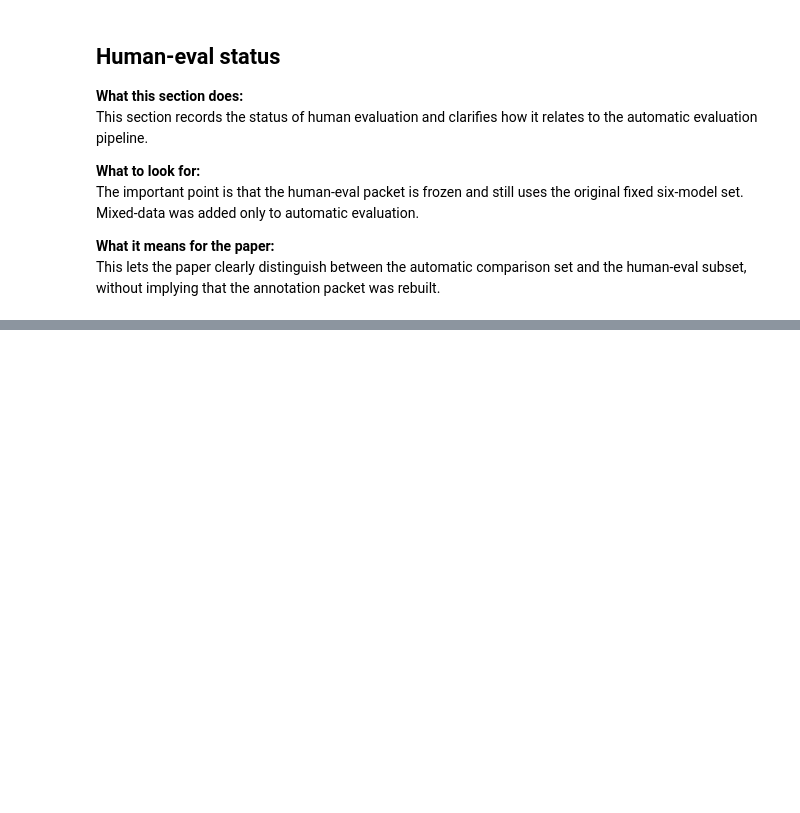
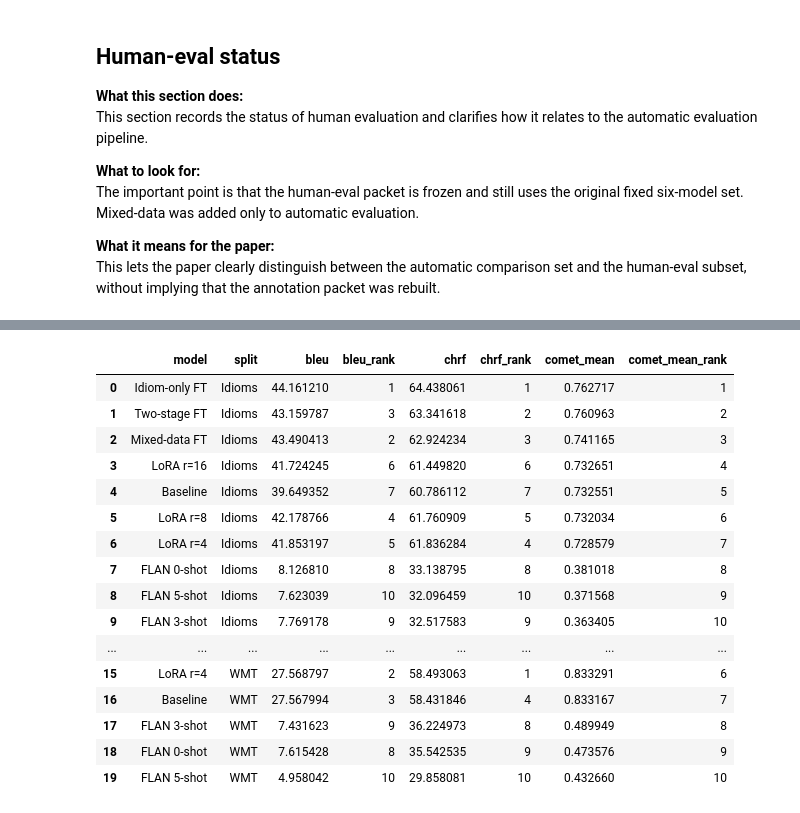
Before and after one commit to auntiepersilla/Idiom_Aware_MT_Finetuning_EN-DE, a Jupyter notebook: notebooks/11_analysis_comet_pipeline.ipynb, the cells around one changed output, grey strips where cells are left out. Saved outputs shown, nothing was run; the diff lists cells and outputs as text; code cells hidden in the pictures; blank space fills up the shorter version.

```diff
--- a/notebooks/11_analysis_comet_pipeline.ipynb
+++ b/notebooks/11_analysis_comet_pipeline.ipynb
@@ -1227,0 +1311,94 @@ This lets the paper clearly distinguish between the automatic comparison set and
+# %%
+
+# Paper table 1: automatic metrics by split with explicit ranks
+paper_table_automatic_by_split = analysis_display.copy()
+
+for metric in ['bleu', 'chrf', 'comet_mean']:
+    paper_table_automatic_by_split[f'{metric}_rank'] = (
+        paper_table_automatic_by_split.groupby('split')[metric]
+        .rank(method='dense', ascending=False)
+        .astype(int)
+    )
+
+paper_table_automatic_by_split = paper_table_automatic_by_split[[
+    'model', 'split',
+    'bleu', 'bleu_rank',
+    'chrf', 'chrf_rank',
+    'comet_mean', 'comet_mean_rank'
+]].sort_values(['split', 'comet_mean_rank', 'bleu_rank', 'chrf_rank']).reset_index(drop=True)
+
+# Paper table 2: metric-ranking comparison with explicit rank shifts
+paper_table_metric_rankings = paper_table_automatic_by_split.copy()
+paper_table_metric_rankings['overlap_metric_rank_mean'] = (
+    paper_table_metric_rankings[['bleu_rank', 'chrf_rank']].mean(axis=1)
+)
+paper_table_metric_rankings['comet_rank_shift_vs_overlap'] = (
+    paper_table_metric_rankings['comet_mean_rank'] - paper_table_metric_rankings['overlap_metric_rank_mean']
+)
+
+paper_table_metric_rankings = paper_table_metric_rankings[[
+    'model', 'split',
+    'bleu_rank', 'chrf_rank', 'comet_mean_rank',
+    'overlap_metric_rank_mean', 'comet_rank_shift_vs_overlap'
+]].sort_values(['split', 'comet_mean_rank', 'bleu_rank']).reset_index(drop=True)
+
+# Paper table 3: baseline-relative tradeoff summary
+baseline_rows_display = (
+    analysis_display[analysis_display['model'] == 'Baseline'][['split', 'bleu', 'chrf', 'comet_mean']]
+    .rename(columns={
+        'bleu': 'baseline_bleu',
+        'chrf': 'baseline_chrf',
+        'comet_mean': 'baseline_comet',
+    })
+)
+
+paper_tradeoff_long = (
+    analysis_display.merge(baseline_rows_display, on='split', how='left')
+    .assign(
+        delta_bleu_vs_baseline=lambda d: d['bleu'] - d['baseline_bleu'],
+        delta_chrf_vs_baseline=lambda d: d['chrf'] - d['baseline_chrf'],
+        delta_comet_vs_baseline=lambda d: d['comet_mean'] - d['baseline_comet'],
+    )
+)
+
+paper_table_tradeoff_summary = (
+    paper_tradeoff_long
+    .pivot(index='model', columns='split', values=[
+        'delta_bleu_vs_baseline',
+        'delta_chrf_vs_baseline',
+        'delta_comet_vs_baseline'
+    ])
+)
+
+paper_table_tradeoff_summary.columns = [
+    f"{metric.replace('delta_', '').replace('_vs_baseline', '')}_{split}"
+    for metric, split in paper_table_tradeoff_summary.columns
+]
+paper_table_tradeoff_summary = (
+    paper_table_tradeoff_summary
+    .reset_index()
+    .sort_values('comet_Idioms', ascending=False)
+    .reset_index(drop=True)
+)
+
+display(paper_table_automatic_by_split)
+display(paper_table_metric_rankings)
+display(paper_table_tradeoff_summary)
+# %% [output]
+|  | model | split | bleu | bleu_rank | chrf | chrf_rank | comet_mean | comet_mean_rank |
+| 0 | Idiom-only FT | Idioms | 44.161210 | 1 | 64.438061 | 1 | 0.762717 | 1 |
+| 1 | Two-stage FT | Idioms | 43.159787 | 3 | 63.341618 | 2 | 0.760963 | 2 |
+| 2 | Mixed-data FT | Idioms | 43.490413 | 2 | 62.924234 | 3 | 0.741165 | 3 |
+| 3 | LoRA r=16 | Idioms | 41.724245 | 6 | 61.449820 | 6 | 0.732651 | 4 |
+| 4 | Baseline | Idioms | 39.649352 | 7 | 60.786112 | 7 | 0.732551 | 5 |
+| 5 | LoRA r=8 | Idioms | 42.178766 | 4 | 61.760909 | 5 | 0.732034 | 6 |
+| 6 | LoRA r=4 | Idioms | 41.853197 | 5 | 61.836284 | 4 | 0.728579 | 7 |
+| 7 | FLAN 0-shot | Idioms | 8.126810 | 8 | 33.138795 | 8 | 0.381018 | 8 |
+| 8 | FLAN 5-shot | Idioms | 7.623039 | 10 | 32.096459 | 10 | 0.371568 | 9 |
+| 9 | FLAN 3-shot | Idioms | 7.769178 | 9 | 32.517583 | 9 | 0.363405 | 10 |
+| ... | ... | ... | ... | ... | ... | ... | ... | ... |
+| 15 | LoRA r=4 | WMT | 27.568797 | 2 | 58.493063 | 1 | 0.833291 | 6 |
+| 16 | Baseline | WMT | 27.567994 | 3 | 58.431846 | 4 | 0.833167 | 7 |
+| 17 | FLAN 3-shot | WMT | 7.431623 | 9 | 36.224973 | 8 | 0.489949 | 8 |
+| 18 | FLAN 0-shot | WMT | 7.615428 | 8 | 35.542535 | 9 | 0.473576 | 9 |
+| 19 | FLAN 5-shot | WMT | 4.958042 | 10 | 29.858081 | 10 | 0.432660 | 10 |
```
Also changed, not shown: parts of 12 cells of this notebook.
